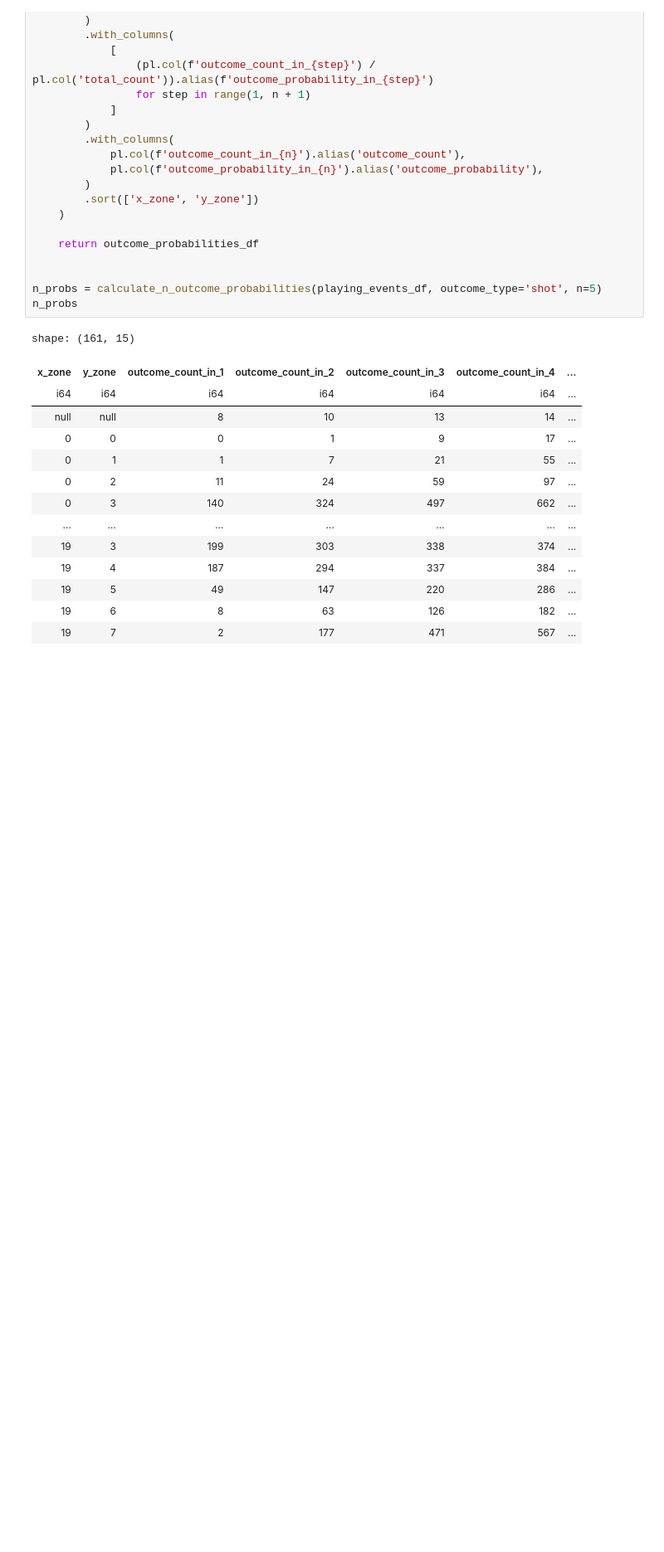
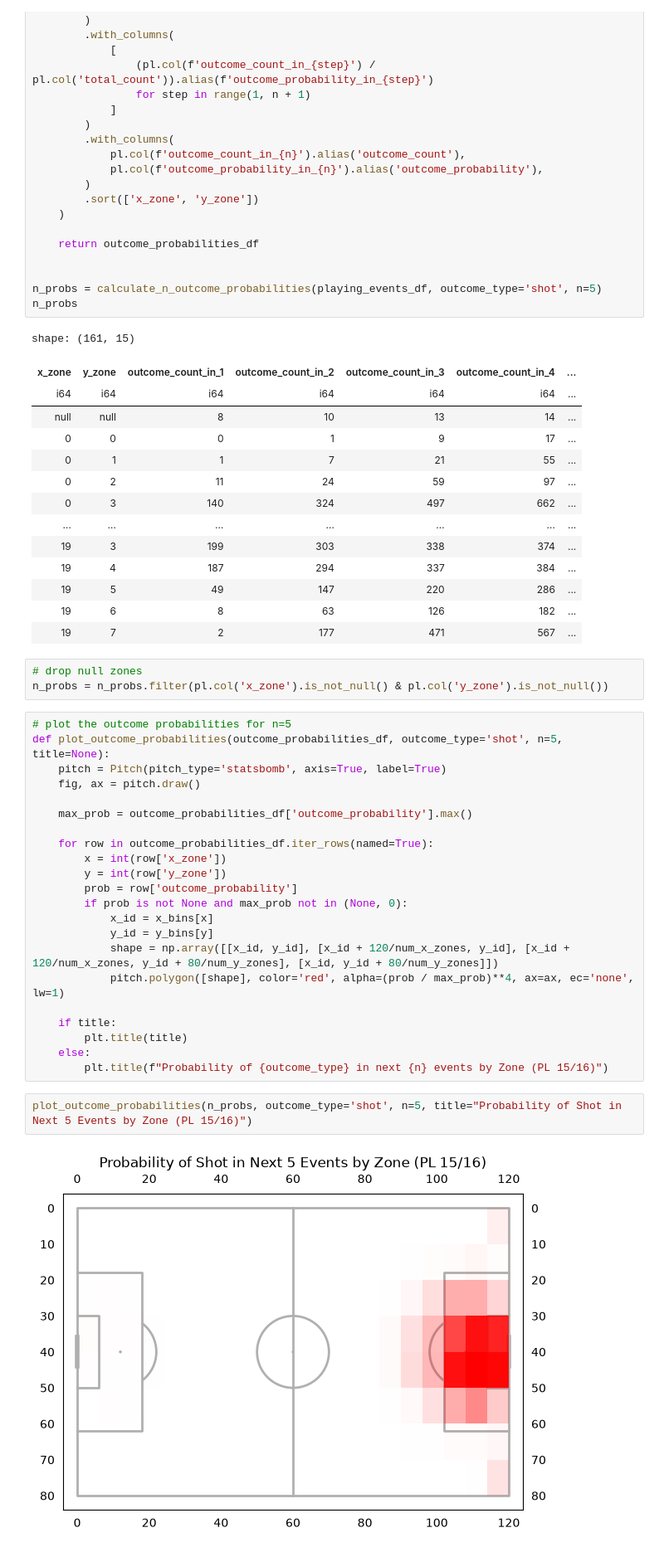
Before and after one commit to kwabenankyi/statsDefuser, a Jupyter notebook: pl_15_16_analysis.ipynb, the cells around one changed output. Shown at 83% size. Saved outputs shown, nothing was run; the diff lists cells and outputs as text; blank space fills up the shorter version.

```diff
--- a/pl_15_16_analysis.ipynb
+++ b/pl_15_16_analysis.ipynb
@@ -671,3 +671,32 @@ shape: (161, 15)
 | 19 | 5 | 49 | 147 | 220 | 286 | ... |
 | 19 | 6 | 8 | 63 | 126 | 182 | ... |
 | 19 | 7 | 2 | 177 | 471 | 567 | ... |
+# %%
+# drop null zones
+n_probs = n_probs.filter(pl.col('x_zone').is_not_null() & pl.col('y_zone').is_not_null())
+# %%
+# plot the outcome probabilities for n=5
+def plot_outcome_probabilities(outcome_probabilities_df, outcome_type='shot', n=5, title=None):
+    pitch = Pitch(pitch_type='statsbomb', axis=True, label=True)
+    fig, ax = pitch.draw()
+
+    max_prob = outcome_probabilities_df['outcome_probability'].max()
+
+    for row in outcome_probabilities_df.iter_rows(named=True):
+        x = int(row['x_zone'])
+        y = int(row['y_zone'])
+        prob = row['outcome_probability']
+        if prob is not None and max_prob not in (None, 0):
+            x_id = x_bins[x]
+            y_id = y_bins[y]
+            shape = np.array([[x_id, y_id], [x_id + 120/num_x_zones, y_id], [x_id + 120/num_x_zones, y_id + 80/num_y_zones], [x_id, y_id + 80/num_y_zones]])
+            pitch.polygon([shape], color='red', alpha=(prob / max_prob)**4, ax=ax, ec='none', lw=1)
+
+    if title:
+        plt.title(title)
+    else:
+        plt.title(f"Probability of {outcome_type} in next {n} events by Zone (PL 15/16)")
+# %%
+plot_outcome_probabilities(n_probs, outcome_type='shot', n=5, title="Probability of Shot in Next 5 Events by Zone (PL 15/16)")
+# %% [output]
+[figure, added]
```
Also changed, not shown: parts of 11 cells of this notebook.
